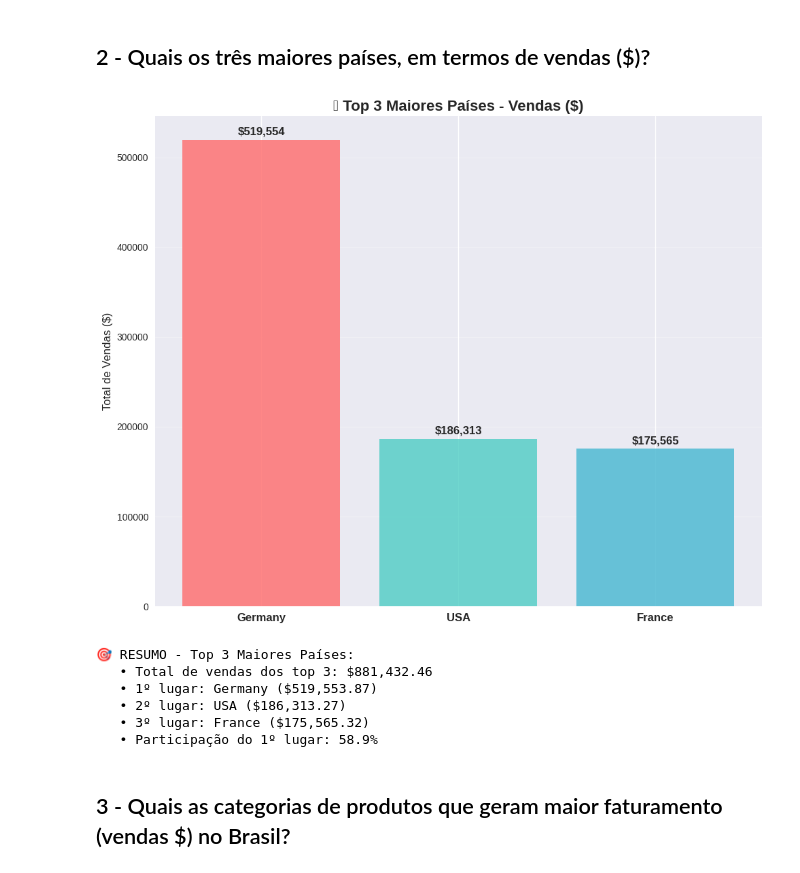
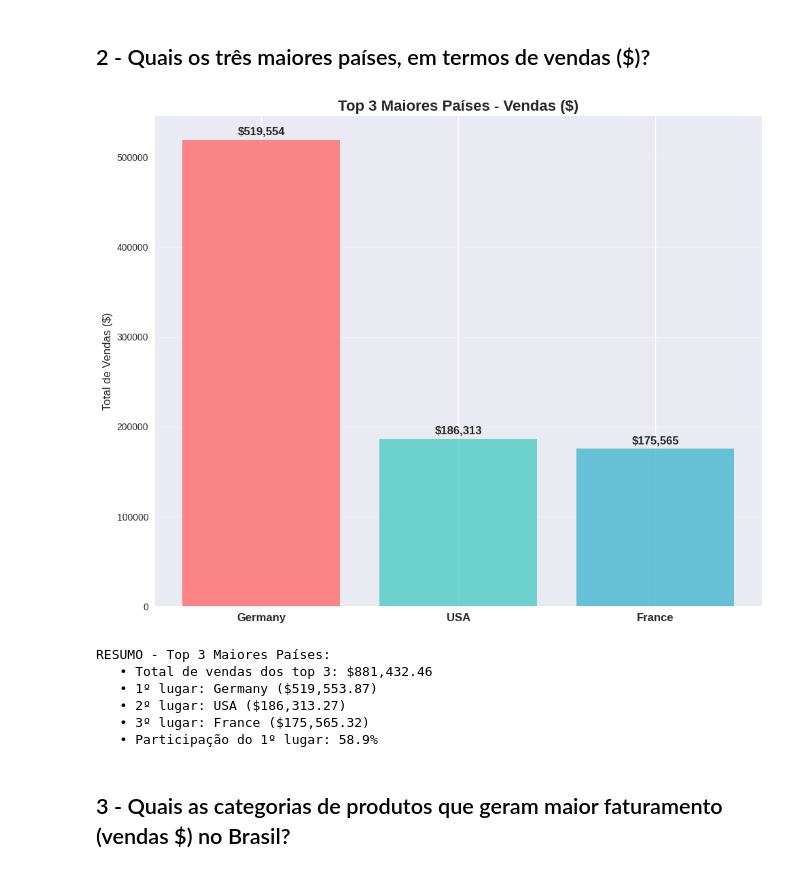
Before and after one commit to filipe-rds/BI-Atividade-1, a Jupyter notebook: notebooks/notebook.ipynb, the cells around one changed output. Drawn from its saved outputs; the diff is of its cells as text; code cells hidden in the pictures.

```diff
--- a/notebooks/notebook.ipynb
+++ b/notebooks/notebook.ipynb
@@ -148,37 +147,37 @@ df_tres_maiores_paises_vendas = execute_query(query_tres_maiores_paises_vendas)
 df_tres_maiores_paises_vendas
 
 # Gráfico de barras verticais - Top 3 Maiores Países
 plt.figure(figsize=(10, 8))
 
 bars = plt.bar(range(len(df_tres_maiores_paises_vendas)), df_tres_maiores_paises_vendas['valor'],
                color=['#FF6B6B', '#4ECDC4', '#45B7D1'], alpha=0.8)
 plt.xticks(range(len(df_tres_maiores_paises_vendas)), df_tres_maiores_paises_vendas['pais'],
            fontsize=12, fontweight='bold')
-plt.title('🌍 Top 3 Maiores Países - Vendas ($)', fontsize=16, fontweight='bold')
+plt.title('Top 3 Maiores Países - Vendas ($)', fontsize=16, fontweight='bold')
 plt.ylabel('Total de Vendas ($)', fontsize=12)
 plt.grid(True, alpha=0.3, axis='y')
 
 # Adicionar valores nas barras
 for i, bar in enumerate(bars):
     height = bar.get_height()
     plt.annotate(f'${height:,.0f}',
                 xy=(bar.get_x() + bar.get_width() / 2, height),
                 xytext=(0, 3), textcoords="offset points",
                 ha='center', va='bottom', fontsize=12, fontweight='bold')
 
 plt.tight_layout()
 plt.show()
 
 # Resumo estatístico
-print(f"\n🎯 RESUMO - Top 3 Maiores Países:")
+print(f"\nRESUMO - Top 3 Maiores Países:")
 print(f"   • Total de vendas dos top 3: ${df_tres_maiores_paises_vendas['valor'].sum():,.2f}")
 print(f"   • 1º lugar: {df_tres_maiores_paises_vendas.iloc[0]['pais']} (${df_tres_maiores_paises_vendas.iloc[0]['valor']:,.2f})")
 print(f"   • 2º lugar: {df_tres_maiores_paises_vendas.iloc[1]['pais']} (${df_tres_maiores_paises_vendas.iloc[1]['valor']:,.2f})")
 print(f"   • 3º lugar: {df_tres_maiores_paises_vendas.iloc[2]['pais']} (${df_tres_maiores_paises_vendas.iloc[2]['valor']:,.2f})")
 print(f"   • Participação do 1º lugar: {(df_tres_maiores_paises_vendas.iloc[0]['valor']/df_tres_maiores_paises_vendas['valor'].sum())*100:.1f}%")
 # %% [output]
-[figure, old version]
+[figure, new version]
-🎯 RESUMO - Top 3 Maiores Países:
+RESUMO - Top 3 Maiores Países:
    • Total de vendas dos top 3: $881,432.46
    • 1º lugar: Germany ($519,553.87)
    • 2º lugar: USA ($186,313.27)
```
Also changed, not shown: parts of 10 cells of this notebook.
